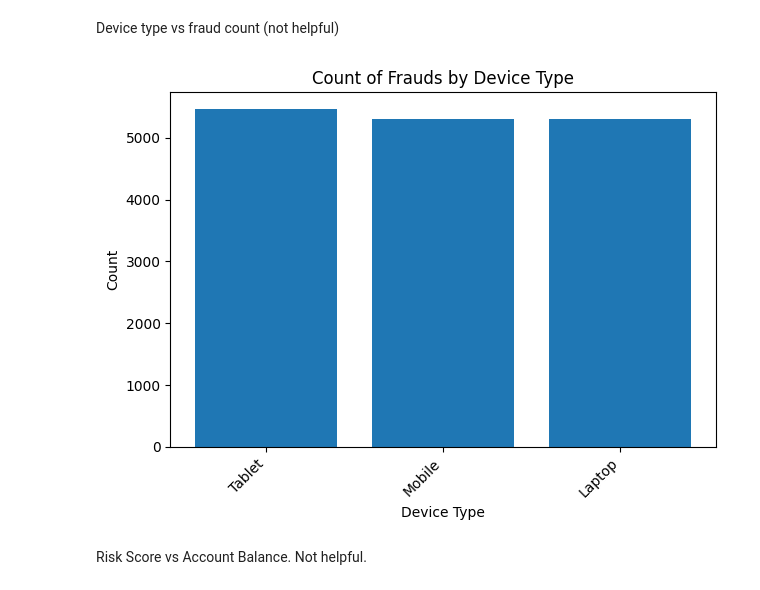
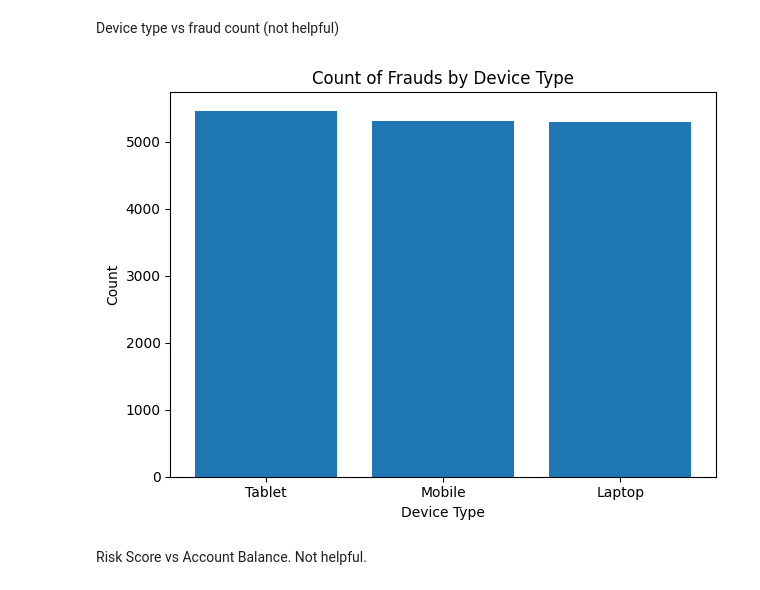
Before and after one commit to adambueno/fraudDetection, a Jupyter notebook: fraudDetection.ipynb, the cells around one changed output. Saved outputs shown, nothing was run; the diff lists cells and outputs as text; code cells hidden in the pictures.

```diff
--- a/fraudDetection.ipynb
+++ b/fraudDetection.ipynb
@@ -120,14 +158,13 @@ Device type vs fraud count (not helpful)
 # %%
 fraudulent_device_counts = fraud_df[fraud_df['Fraud Label'] == 1]['Device Type'].value_counts()
 plt.bar(fraudulent_device_counts.index, fraudulent_device_counts.values)
 plt.xlabel('Device Type')
 plt.ylabel('Count')
 plt.title('Count of Frauds by Device Type')
-plt.xticks(rotation=45, ha='right')
 plt.tight_layout()
 plt.show()
 # %% [output]
-[figure, old version]
+[figure, new version]
 # %% [markdown]
 Risk Score vs Account Balance. Not helpful.
 # %%
```
Also changed, not shown: parts of 9 cells of this notebook.
